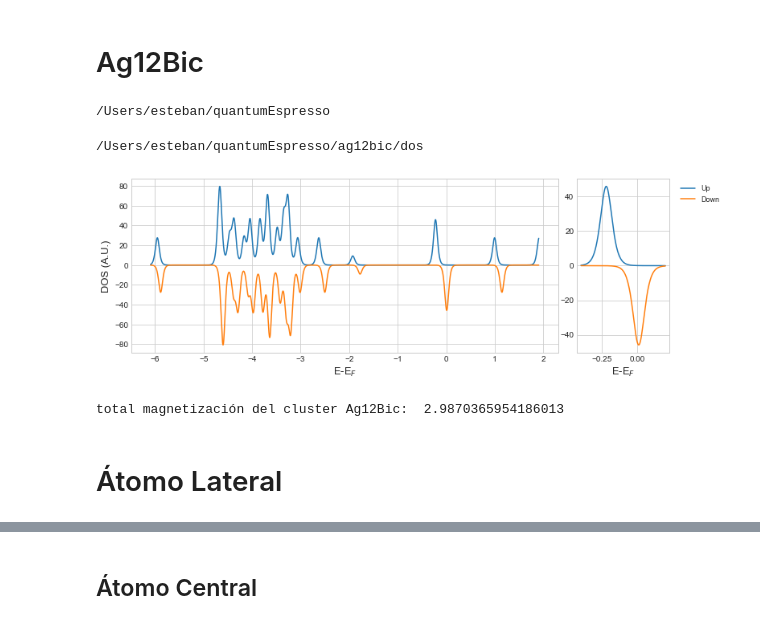
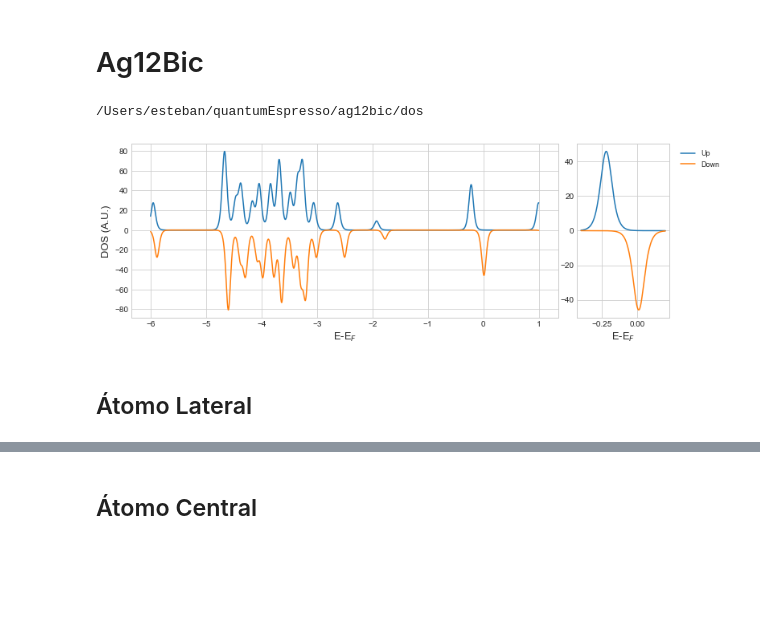
Before and after one commit to esjerome/quantumEspresso, a Jupyter notebook: Python/final_graficos.ipynb, the cells around one changed output, grey strips where cells are left out. Drawn from its saved outputs; the diff is of its cells as text; code cells hidden in the pictures; blank space fills up the shorter version.

```diff
--- a/Python/final_graficos.ipynb
+++ b/Python/final_graficos.ipynb
@@ -208,48 +158,12 @@ total magnetización átomo central cluster Ag13:  0.124760926037158
 # %% [markdown]
 # Ag12Bic
 # %%
-cd ../..
+cd ../../ag12bic/dos
 # %% [output]
-/Users/esteban/quantumEspresso
+/Users/esteban/quantumEspresso/ag12bic/dos
-# %%
-cd ag12bic/dos
-# %% [output]
-/Users/esteban/quantumEspresso/ag12bic/dos
-# %%
-mag = np.loadtxt('ag12Bic.dos')
-mag = mag[mag[:,0]<-2]
-mag = mag[mag[:,0]>-10]
-
-mag[:,0] = mag[:,0]+3.908
-
-fig = plt.figure()
-
-ax0 = plt.subplot2grid((1, 5), (0, 0), colspan=4, label="Up")
-ax1 = plt.subplot2grid((1, 5), (0, 4), colspan=1, label="Down")
-
-ax0.set_xlabel(r"E-E$_{F}$",fontsize=13)
-ax0.set_ylabel(r"DOS (A.U.)",fontsize=13)
-
-ax0.plot(mag[:,0],mag[:,1])
-ax0.plot(mag[:,0],-mag[:,2])
-
-mag_ = mag[mag[:,0]<0.2]
-mag_ = mag_[mag_[:,0]>-0.4]
-
-ax1.plot(mag_[:,0],mag_[:,1], label="Up")
-ax1.plot(mag_[:,0],-mag_[:,2],label="Down")
-
-ax1.set_xlabel(r"E-E$_{F}$",fontsize=13)
-
-plt.legend(loc='upper left', fontsize=9, bbox_to_anchor=(1.05, 1.0))
-fig.set_size_inches(12, 4)
-plt.show()
-
-mag_ = mag[mag[:,0]<0]
-
-print('total magnetización del cluster Ag12Bic: ', mag_[:,1].sum()*0.001-mag_[:,2].sum()*0.001)
-# %% [output]
-[figure, removed]
-total magnetización del cluster Ag12Bic:  2.9870365954186013
+# %%
+grafico_cluster('ag12Bic.dos',-3.908,-0.4,0.2)
+# %% [output]
+[figure, added]
 # %% [markdown]
-# Átomo Lateral
+## Átomo Lateral
```
Also changed, not shown: parts of 35 cells of this notebook.
